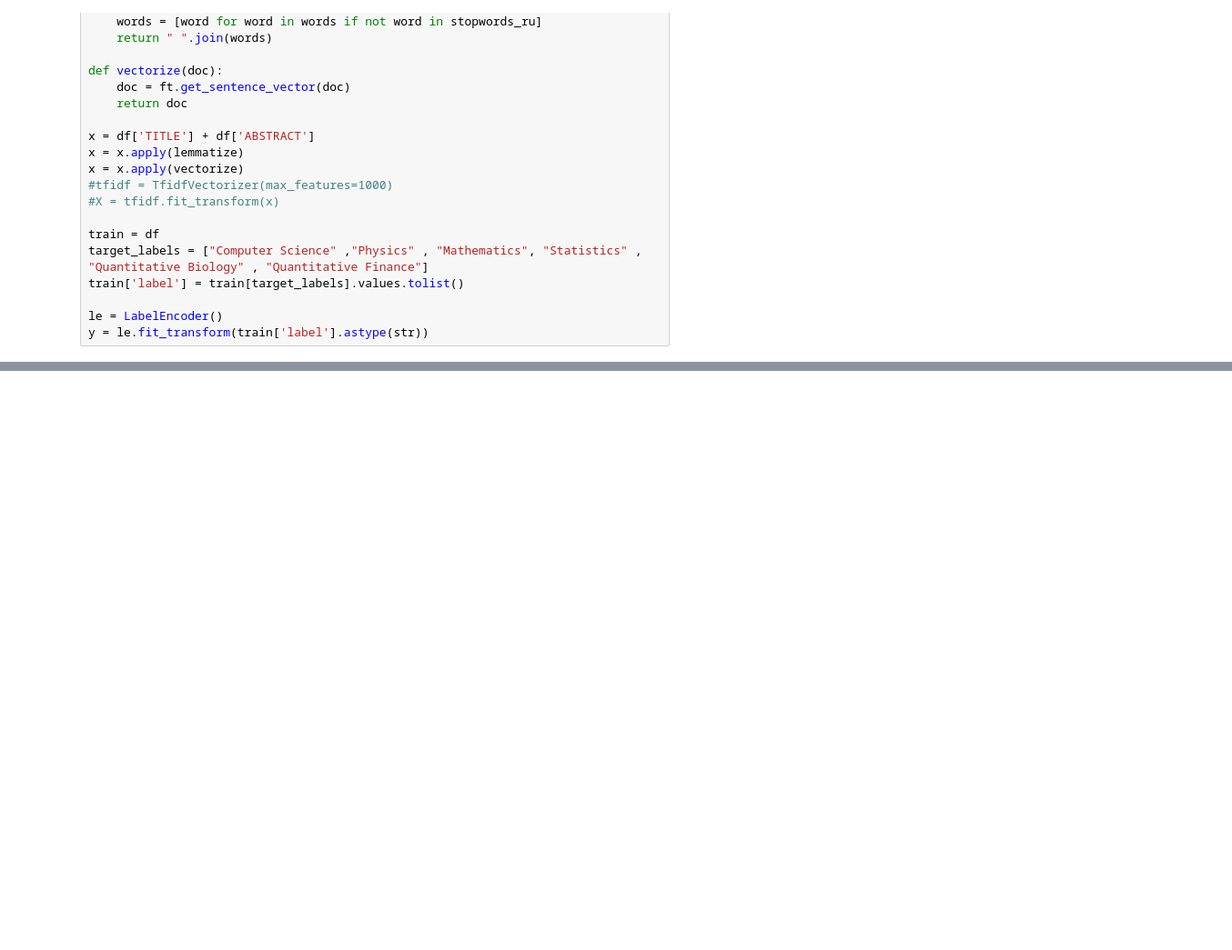
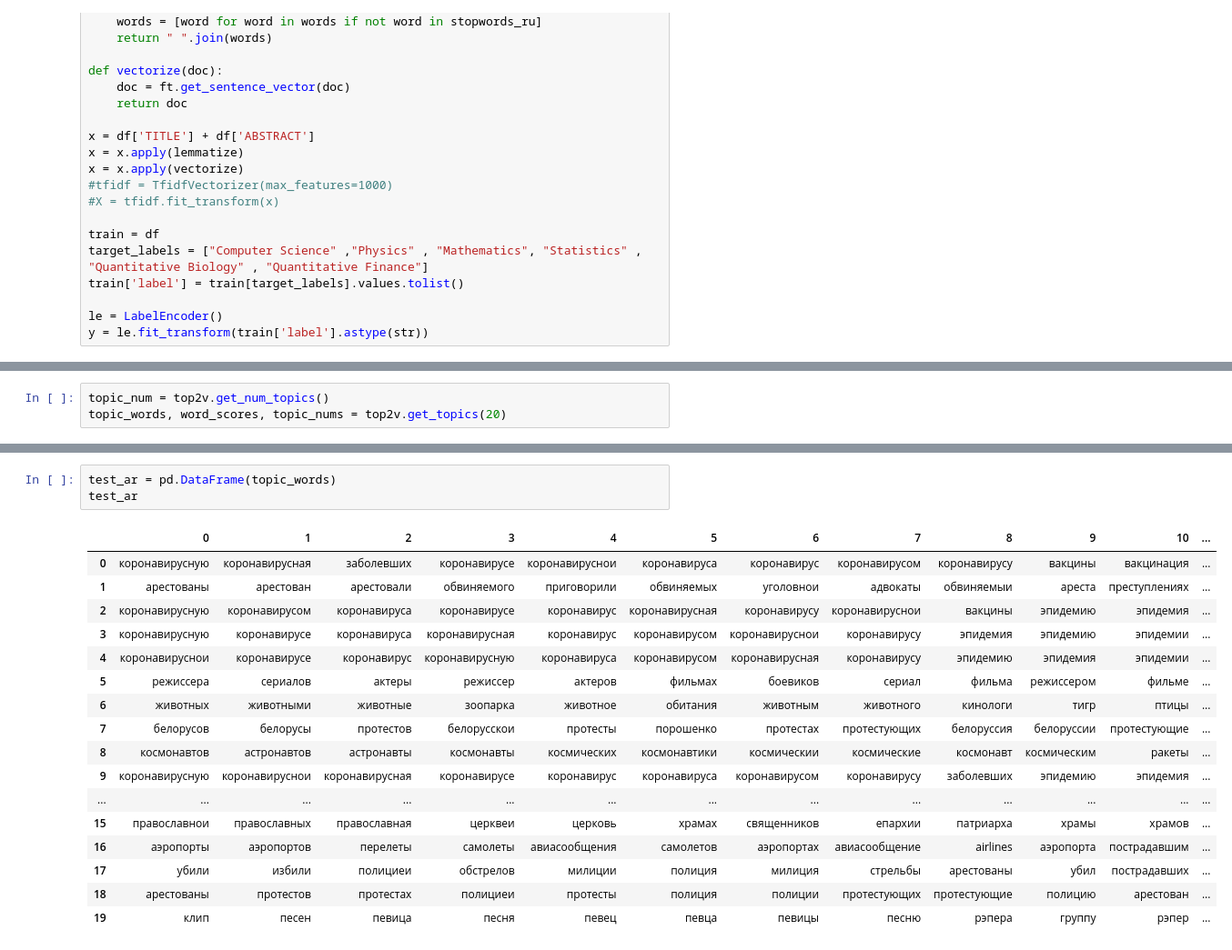
Before and after one commit to LightDashing/data_science_cheat_sheet, a Jupyter notebook: Разные штуки.ipynb, the cells around one changed output, grey strips where cells are left out. Shown at 91% size. Saved outputs shown, nothing was run; the diff lists cells and outputs as text; blank space fills up the shorter version.

```diff
--- a/Разные штуки.ipynb
+++ b/Разные штуки.ipynb
@@ -531,0 +212,3 @@ compare(vectors, test_text=test_vector)
+# %%
+topic_num = top2v.get_num_topics()
+topic_words, word_scores, topic_nums = top2v.get_topics(20)
@@ -531,0 +240,21 @@ compare(vectors, test_text=test_vector)
+# %%
+test_ar = pd.DataFrame(topic_words)
+test_ar
+# %% [output]
+|  | 0 | 1 | 2 | 3 | 4 | 5 | 6 | 7 | 8 | 9 | 10 | ... |
+| 0 | коронавирусную | коронавирусная | заболевших | коронавирусе | коронавируснои | коронавируса | коронавирус | коронавирусом | коронавирусу | вакцины | вакцинация | ... |
+| 1 | арестованы | арестован | арестовали | обвиняемого | приговорили | обвиняемых | уголовнои | адвокаты | обвиняемыи | ареста | преступлениях | ... |
+| 2 | коронавирусную | коронавирусом | коронавируса | коронавирусе | коронавирус | коронавирусная | коронавирусу | коронавируснои | вакцины | эпидемию | эпидемия | ... |
+| 3 | коронавирусную | коронавирусе | коронавируса | коронавирусная | коронавирус | коронавирусом | коронавируснои | коронавирусу | эпидемия | эпидемию | эпидемии | ... |
+| 4 | коронавируснои | коронавирусе | коронавирус | коронавирусную | коронавируса | коронавирусом | коронавирусная | коронавирусу | эпидемию | эпидемия | эпидемии | ... |
+| 5 | режиссера | сериалов | актеры | режиссер | актеров | фильмах | боевиков | сериал | фильма | режиссером | фильме | ... |
+| 6 | животных | животными | животные | зоопарка | животное | обитания | животным | животного | кинологи | тигр | птицы | ... |
+| 7 | белорусов | белорусы | протестов | белорусскои | протесты | порошенко | протестах | протестующих | белоруссия | белоруссии | протестующие | ... |
+| 8 | космонавтов | астронавтов | астронавты | космонавты | космических | космонавтики | космическии | космические | космонавт | космическим | ракеты | ... |
+| 9 | коронавирусную | коронавируснои | коронавирусная | коронавирусе | коронавирус | коронавируса | коронавирусом | коронавирусу | заболевших | эпидемию | эпидемия | ... |
+| ... | ... | ... | ... | ... | ... | ... | ... | ... | ... | ... | ... | ... |
+| 15 | православнои | православных | православная | церквеи | церковь | храмах | священников | епархии | патриарха | храмы | храмов | ... |
+| 16 | аэропорты | аэропортов | перелеты | самолеты | авиасообщения | самолетов | аэропортах | авиасообщение | airlines | аэропорта | пострадавшим | ... |
+| 17 | убили | избили | полициеи | обстрелов | милиции | полиция | милиция | стрельбы | арестованы | убил | пострадавших | ... |
+| 18 | арестованы | протестов | протестах | полициеи | протесты | полиция | полиции | протестующих | протестующие | полицию | арестован | ... |
+| 19 | клип | песен | певица | песня | певец | певца | певицы | песню | рэпера | группу | рэпер | ... |
```
Also changed, not shown: parts of 31 cells of this notebook.
